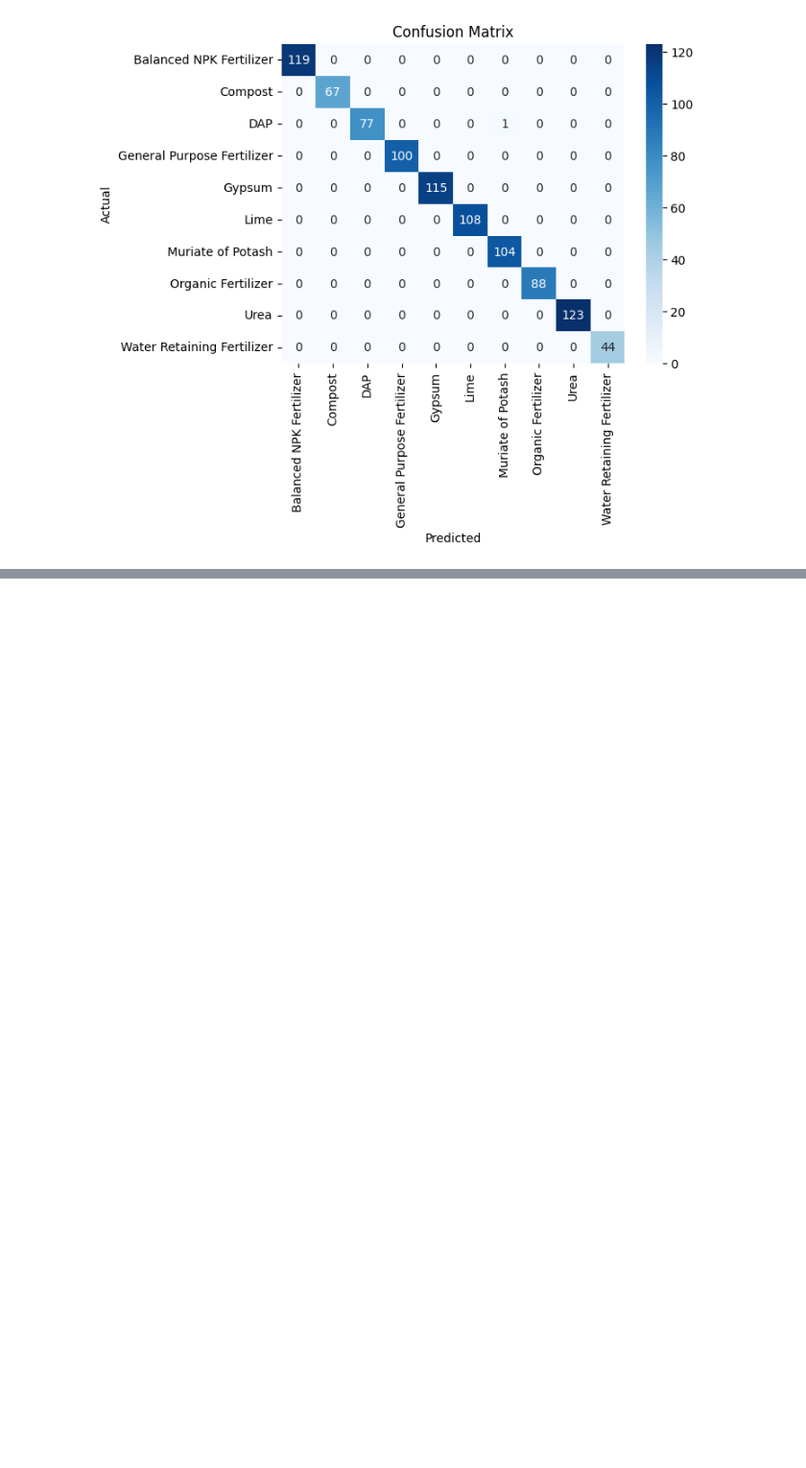
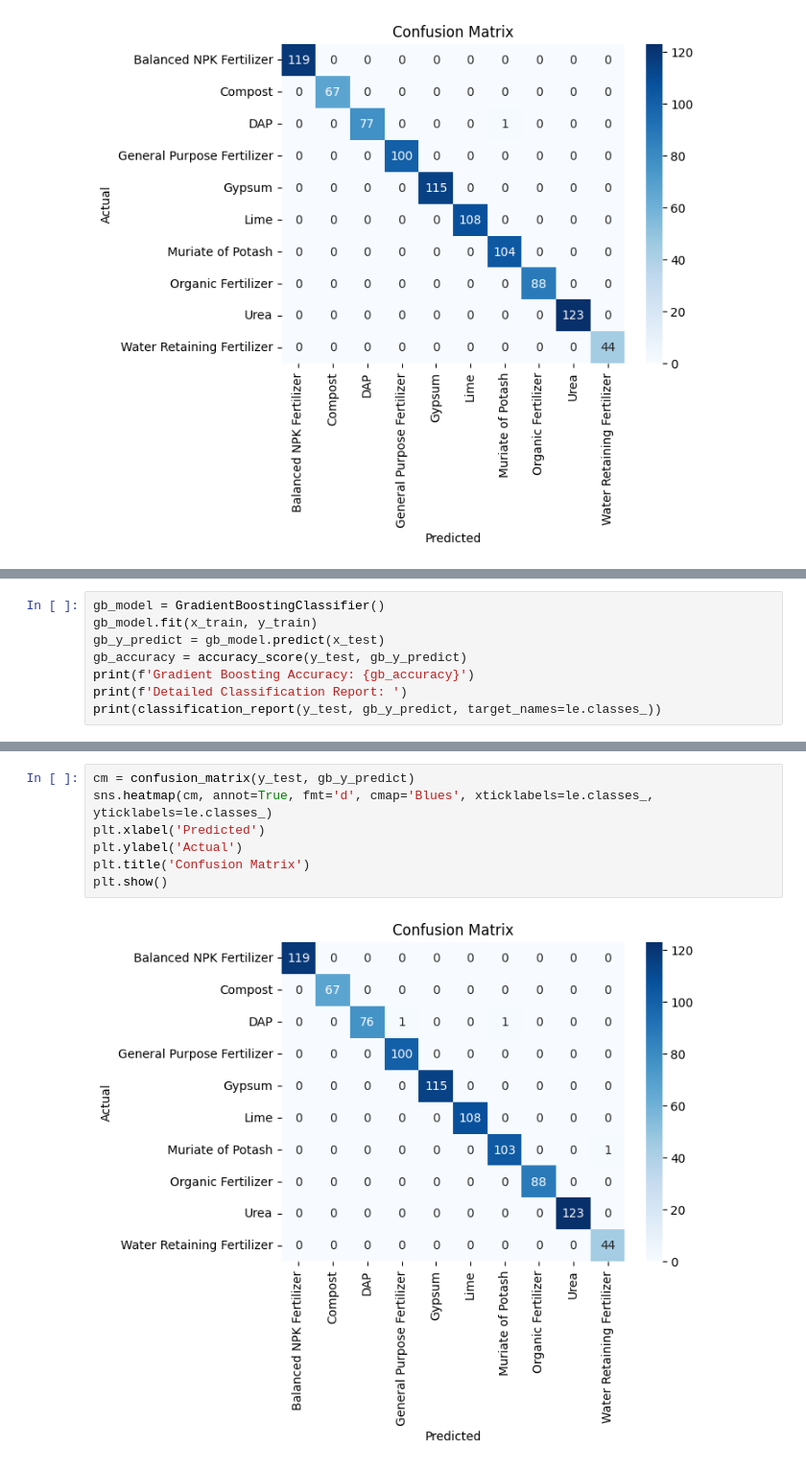
Before and after one commit to Caramel-Labs/pohora.lk, a Jupyter notebook: notebooks/FertilizerRecommendation.ipynb, the cells around one changed output, grey strips where cells are left out. Shown at 96% size. Drawn from its saved outputs; the diff is of its cells as text; blank space fills up the shorter version.

Commit message:
update: export the best model and test it

```diff
--- a/notebooks/FertilizerRecommendation.ipynb
+++ b/notebooks/FertilizerRecommendation.ipynb
@@ -439,0 +416,8 @@ plt.show()
+# %%
+gb_model = GradientBoostingClassifier()
+gb_model.fit(x_train, y_train)
+gb_y_predict = gb_model.predict(x_test)
+gb_accuracy = accuracy_score(y_test, gb_y_predict)
+print(f'Gradient Boosting Accuracy: {gb_accuracy}')
+print(f'Detailed Classification Report: ')
+print(classification_report(y_test, gb_y_predict, target_names=le.classes_))
@@ -439,0 +443,9 @@ plt.show()
+# %%
+cm = confusion_matrix(y_test, gb_y_predict)
+sns.heatmap(cm, annot=True, fmt='d', cmap='Blues', xticklabels=le.classes_, yticklabels=le.classes_)
+plt.xlabel('Predicted')
+plt.ylabel('Actual')
+plt.title('Confusion Matrix')
+plt.show()
+# %% [output]
+[figure, added]
```
Also changed, not shown: parts of 31 cells of this notebook, 3 other files.
